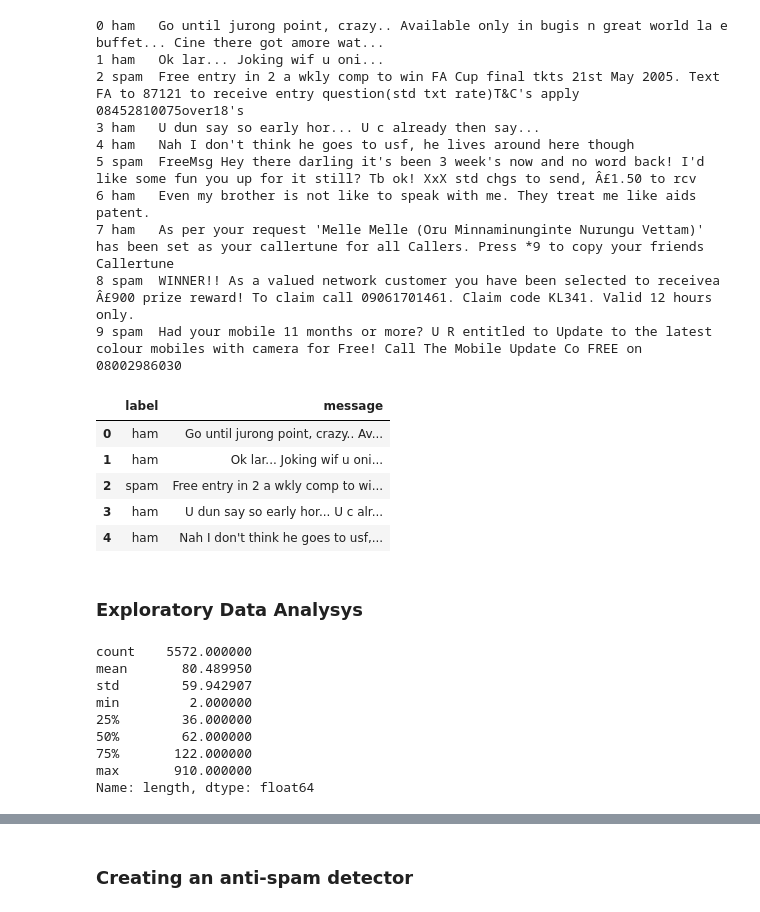
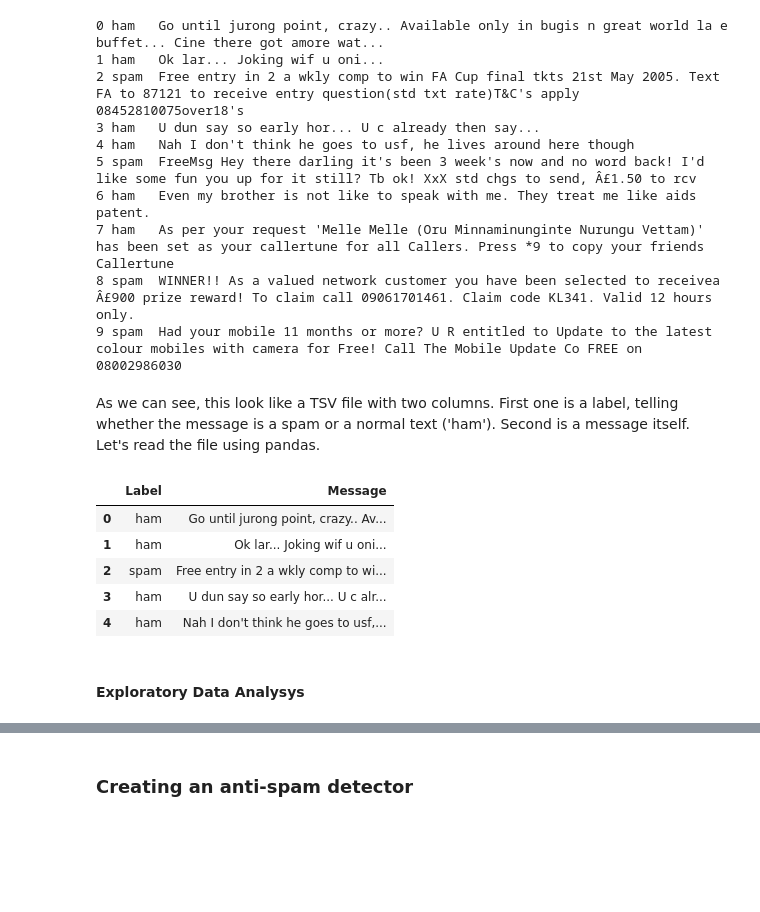
Before and after one commit to maciej-ziaja/Spam-Detector, a Jupyter notebook: spam_detector.ipynb, the cells around one changed output, grey strips where cells are left out. Drawn from its saved outputs; the diff is of its cells as text; code cells hidden in the pictures; blank space fills up the shorter version.

```diff
--- a/spam_detector.ipynb
+++ b/spam_detector.ipynb
@@ -38,17 +34,18 @@ for message_no, message in enumerate(messages[:10]):
 7 ham   As per your request 'Melle Melle (Oru Minnaminunginte Nurungu Vettam)' has been set as your callertune for all Callers. Press *9 to copy your friends Callertune
 8 spam  WINNER!! As a valued network customer you have been selected to receivea Â£900 prize reward! To claim call 09061701461. Claim code KL341. Valid 12 hours only.
 9 spam  Had your mobile 11 months or more? U R entitled to Update to the latest colour mobiles with camera for Free! Call The Mobile Update Co FREE on 08002986030
-# %%
-#As we can see, this look like a TSV file with two columns. First one is a label, telling whether the message is a spam or a normal text ('ham'). Second is a message itself.
-#Let's read the file using pandas
-messages = pd.read_csv('SMS_Data/SMSSpamCollection', sep='\t', names=['label', 'message'])
-messages.head(5)
-# %% [output]
-|  | label | message |
-| 0 | ham | Go until jurong point, crazy.. Av... |
-| 1 | ham | Ok lar... Joking wif u oni... |
-| 2 | spam | Free entry in 2 a wkly comp to wi... |
-| 3 | ham | U dun say so early hor... U c alr... |
-| 4 | ham | Nah I don't think he goes to usf,... |
+# %% [markdown]
+As we can see, this look like a TSV file with two columns. First one is a label, telling whether the message is a spam or a normal text ('ham'). Second is a message itself.
+Let's read the file using pandas.
+# %%
+messages = pd.read_csv('SMS_Data/SMSSpamCollection', sep='\t', names=['Label', 'Message'])
+messages.head(5)
+# %% [output]
+|  | Label | Message |
+| 0 | ham | Go until jurong point, crazy.. Av... |
+| 1 | ham | Ok lar... Joking wif u oni... |
+| 2 | spam | Free entry in 2 a wkly comp to wi... |
+| 3 | ham | U dun say so early hor... U c alr... |
+| 4 | ham | Nah I don't think he goes to usf,... |
 # %% [markdown]
-### Exploratory Data Analysys
+#### Exploratory Data Analysys
@@ -60,13 +51,0 @@ messages['length'] = messages['message'].apply(len)
-# %%
-#average length, shortest and longest messages
-messages['length'].describe()
-# %% [output]
-count    5572.000000
-mean       80.489950
-std        59.942907
-min         2.000000
-25%        36.000000
-50%        62.000000
-75%       122.000000
-max       910.000000
-Name: length, dtype: float64
```
Also changed, not shown: parts of 59 cells of this notebook, 1 other file.
